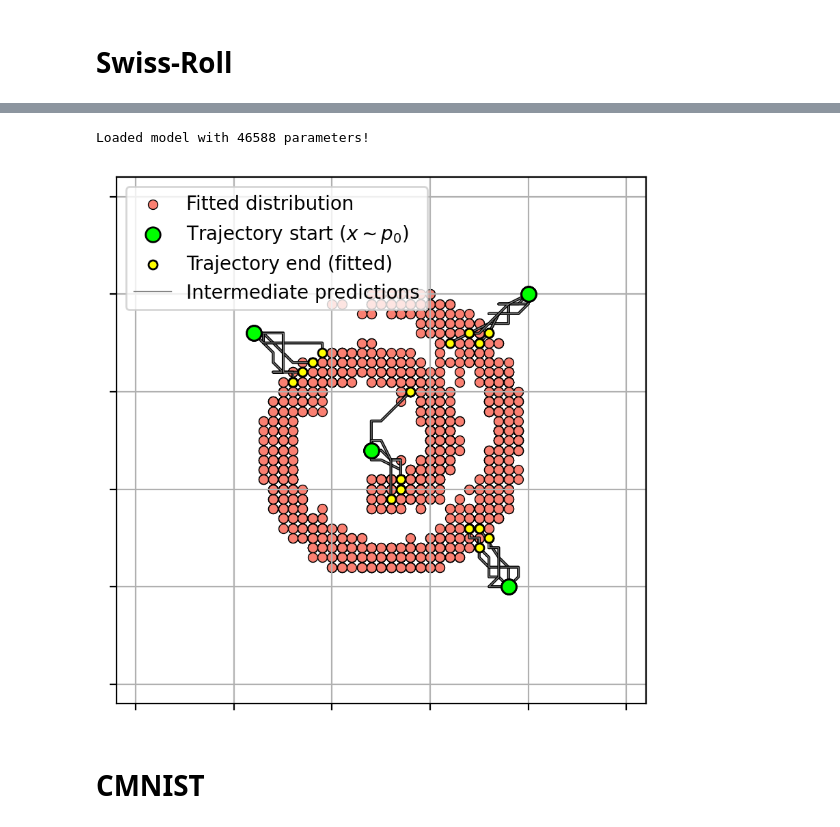
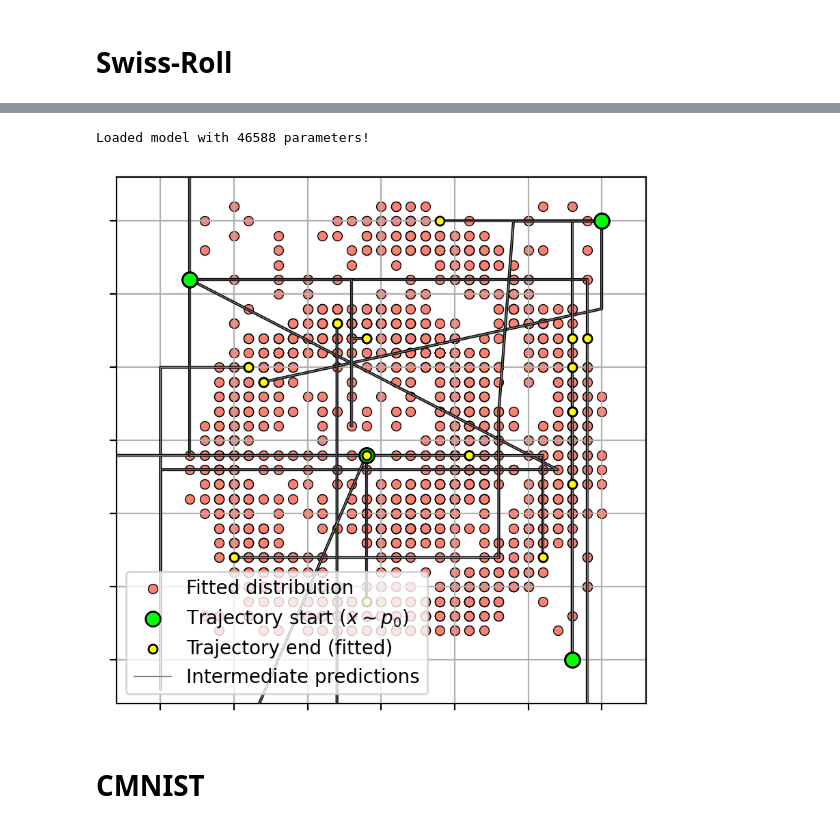
Before and after one commit to gregkseno/csbm, a Jupyter notebook: notebooks/article_samples.ipynb, the cells around one changed output, grey strips where cells are left out. Drawn from its saved outputs; the diff is of its cells as text; code cells hidden in the pictures.

Commit message:
New images

```diff
--- a/notebooks/article_samples.ipynb
+++ b/notebooks/article_samples.ipynb
@@ -88,38 +91,38 @@ visualize_marginals(y=dataset_y[4:2005])
 # %%
-exp_id = 4
+exp_id = 7
 
 exp_name = exp_names[exp_id]
 exp_path = os.path.join(exps_dir, exp_name)
 config = OmegaConf.load(os.path.join(exp_path, 'config.yaml'))
 checkpoint_path = os.path.join(exp_path, 'checkpoints', 'forward_10', 'model.safetensors')
 model = init_and_load_model(D3PM, config, checkpoint_path).to(device)
 print_num_params(model)
 prior = Prior(
     alpha=config.prior.alpha,
     num_categories=config.data.num_categories,
     num_timesteps=config.data.num_timesteps,
     num_skip_steps=config.data.num_skip_steps,
     prior_type=config.prior.type,
     eps=config.prior.eps,
 ).to(device)
 
 generations = []
 test_x_end = dataset_x[:2048].to(device)
 pred_x_start = model.sample(test_x_end, prior)
 
 traj_start = test_x_end[:4]
 repeats = [4] + [1] * traj_start.dim()
 trajectories = traj_start.unsqueeze(0).repeat(*repeats)
 trajectories = trajectories.reshape(-1, *traj_start.shape[1:])
 trajectories = trajectories.to(device)
 trajectories = model.sample_trajectory(trajectories, prior)
 visualize_trajectory_toy(
     pred_x_start, trajectories, 'forward',
-    figsize=(5, 5), dpi=200, use_legend=True, axlim=(-2, 52)
+    figsize=(5, 5), dpi=200, use_legend=True, axlim=(7, 43)
 )
 # %% [output]
 Loaded model with 46588 parameters!
-[figure, old version]
+[figure, new version]
 # %% [markdown]
 # CMNIST
 # %%
```
Also changed, not shown: parts of 7 cells of this notebook, 30 other files.
